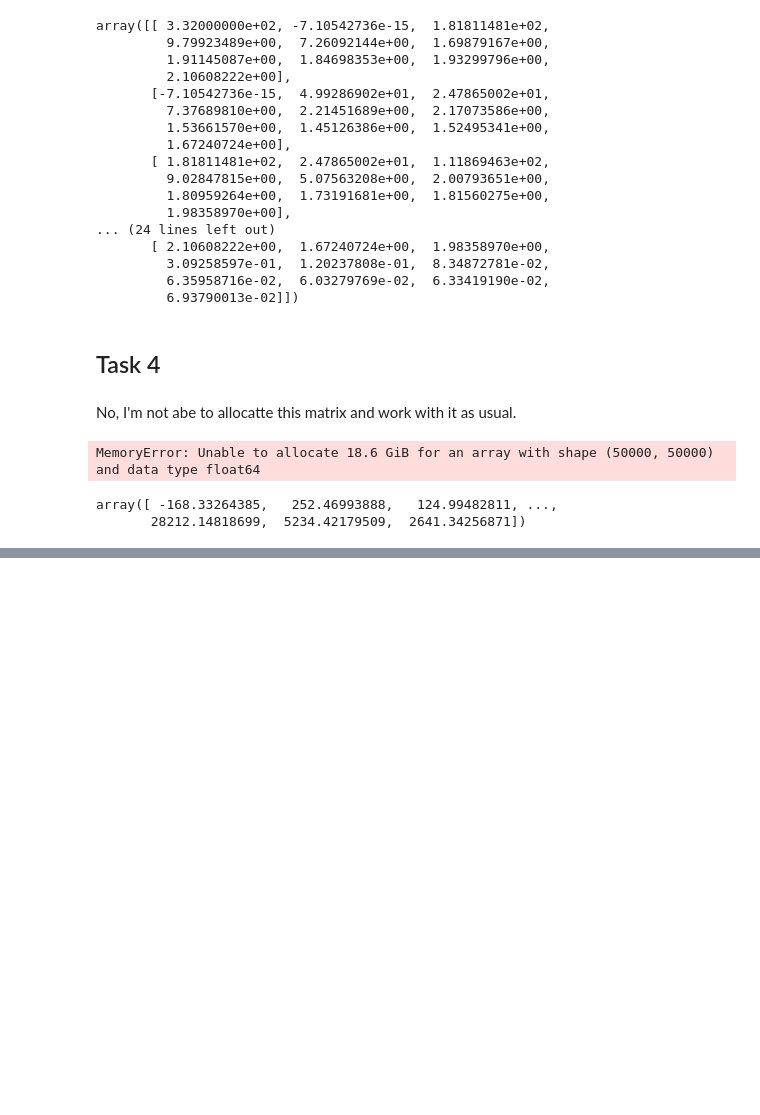
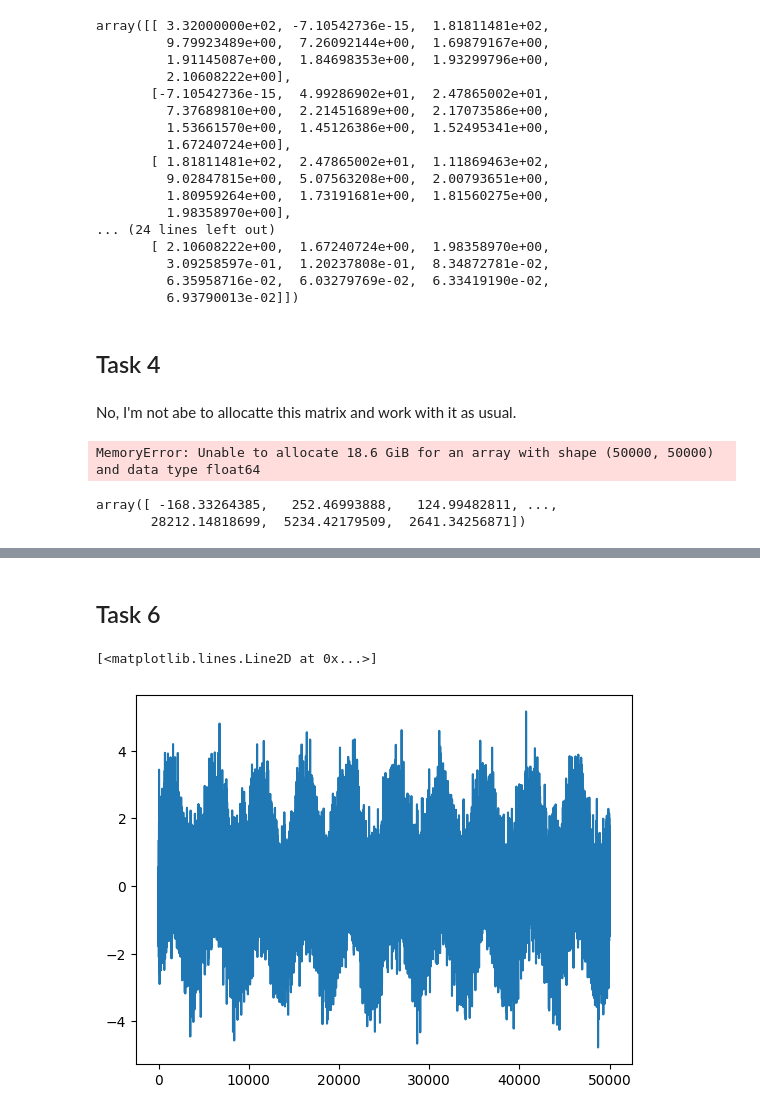
Before and after one commit to mrFendel/NumMethods, a Jupyter notebook: Hometasks/Assignment_5/tasks/Assignment5.ipynb, the cells around one changed output, grey strips where cells are left out. Cells and saved outputs as stored; diff of their text form; code cells hidden in the pictures; blank space fills up the shorter version.

Commit message:
Assignment 5: - task 6

```diff
--- a/Hometasks/Assignment_5/tasks/Assignment5.ipynb
+++ b/Hometasks/Assignment_5/tasks/Assignment5.ipynb
@@ -127,0 +125,9 @@ array([ -168.33264385,   252.46993888,   124.99482811, ...,
+# %% [markdown]
+## Task 6
+# %%
+from matplotlib import pyplot as plt
+y = np.load('../data/y.npy')
+plt.plot(y)
+# %% [output]
+[<matplotlib.lines.Line2D at 0x...>]
+[figure, added]
```
Also changed, not shown: parts of 2 cells of this notebook, 1 other file.
